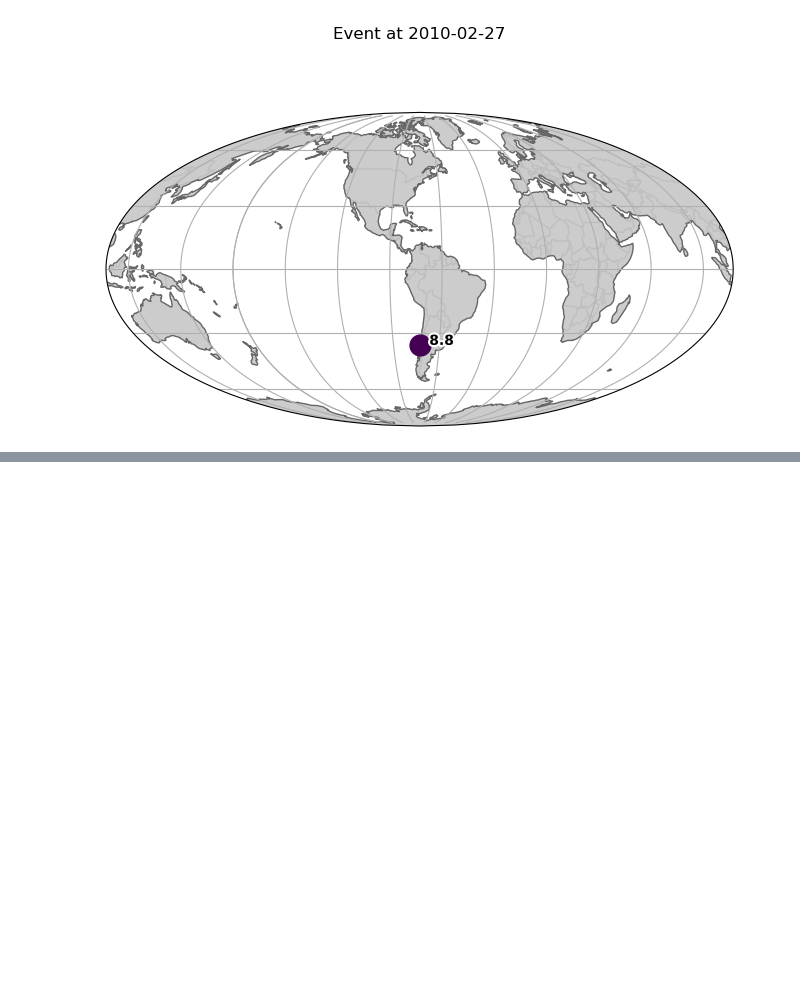
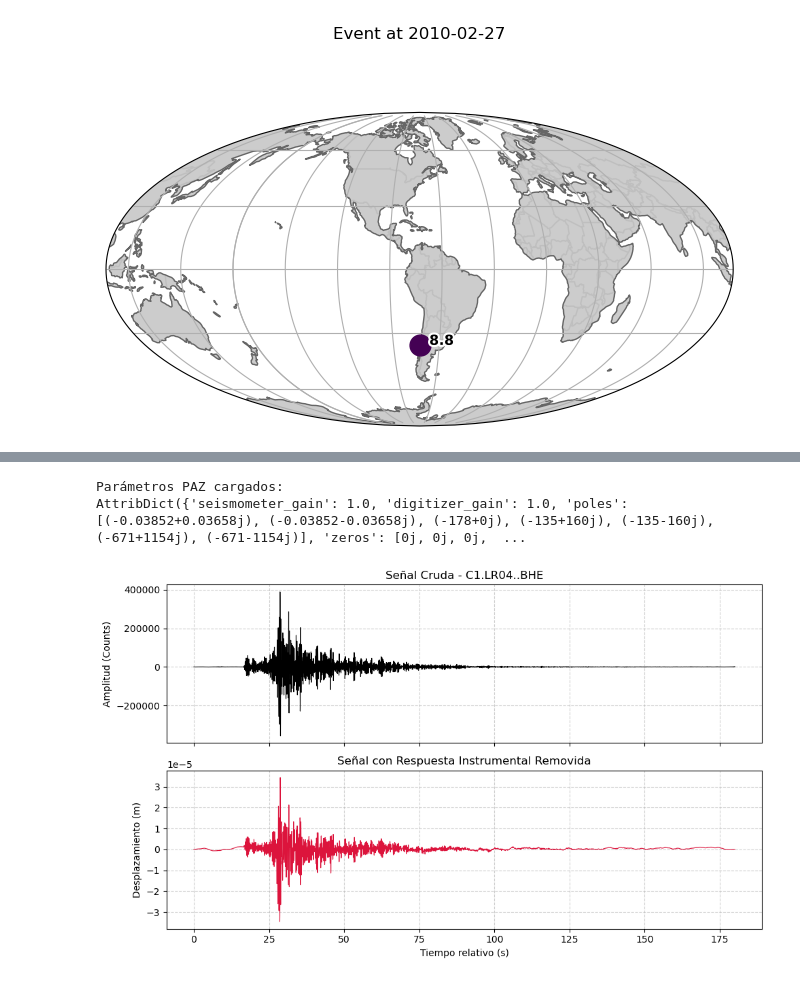
Before and after one commit to CristopherSanchezA/Geofisica-Python, a Jupyter notebook: Análisis_Datos_Sismológicos/ADS_P_02.ipynb, the cells around one changed output, grey strips where cells are left out. Drawn from its saved outputs; the diff is of its cells as text; code cells hidden in the pictures; blank space fills up the shorter version.

```diff
--- a/Análisis_Datos_Sismológicos/ADS_P_02.ipynb
+++ b/Análisis_Datos_Sismológicos/ADS_P_02.ipynb
@@ -93,0 +128,53 @@ f3 = st.plot(equal_scale=False, size=(1200, 900), number_of_ticks=5, show_y_UTC_
+# %%
+from obspy import UTCDateTime
+from obspy.clients.fdsn import Client
+import matplotlib.pyplot as plt
+from obspy.io.sac.sacpz import attach_paz
+
+# 1. Descarga de datos
+client = Client("IRIS")
+t = UTCDateTime("2026-09-17T15:51:17")
+st = client.get_waveforms("C1", "LR04", "*", "BH?", t, t + 180)
+
+# 2. Selección de la componente BHE y carga de SAC PZs
+tr_e = st.select(channel="BHE")[0]
+pz_file = "C1_LR04_BHE.PZs.txt"
+
+attach_paz(tr_e, paz_file=pz_file)
+paz = tr_e.stats.paz
+print("Parámetros PAZ cargados:")
+print(paz)
+
+# 3. Remover la respuesta instrumental (Cuentas -> Desplazamiento/Velocidad)
+# Definimos un pre-filtro de frecuencias (f1, f2, f3, f4) en Hz para evitar explosión de ruido
+pre_filt = (0.01, 0.02, 10.0, 20.0)
+
+# Hacemos una copia para no sobreescribir la señal cruda original
+tr_corregida = tr_e.copy()
+tr_corregida.simulate(paz_remove=paz, pre_filt=pre_filt, water_level=60.0)
+
+# 4. Graficación comparativa en Matplotlib
+fig, (ax1, ax2) = plt.subplots(2, 1, sharex=True, figsize=(10, 6))
+
+# Vector de tiempo relativo en segundos
+tt = tr_e.times(reftime=tr_e.stats.starttime)
+
+# Gráfico 1: Señal cruda (Cuentas del digitalizador)
+ax1.plot(tt, tr_e.data, color='black', lw=0.8)
+ax1.set_ylabel("Amplitud (Counts)")
+ax1.set_title(f"Señal Cruda - {tr_e.id}")
+ax1.grid(True, linestyle="--", alpha=0.6)
+
+# Gráfico 2: Señal corregida (Movimiento físico real del suelo)
+ax2.plot(tt, tr_corregida.data, color='crimson', lw=0.8)
+ax2.set_ylabel("Desplazamiento (m)")
+ax2.set_xlabel("Tiempo relativo (s)")
+ax2.set_title("Señal con Respuesta Instrumental Removida")
+ax2.grid(True, linestyle="--", alpha=0.6)
+
+plt.tight_layout()
+plt.show()
+# %% [output]
+Parámetros PAZ cargados:
+AttribDict({'seismometer_gain': 1.0, 'digitizer_gain': 1.0, 'poles': [(-0.03852+0.03658j), (-0.03852-0.03658j), (-178+0j), (-135+160j), (-135-160j), (-671+1154j), (-671-1154j)], 'zeros': [0j, 0j, 0j,  ...
+[figure, added]
```
Also changed, not shown: parts of 2 cells of this notebook, 18 other files.
